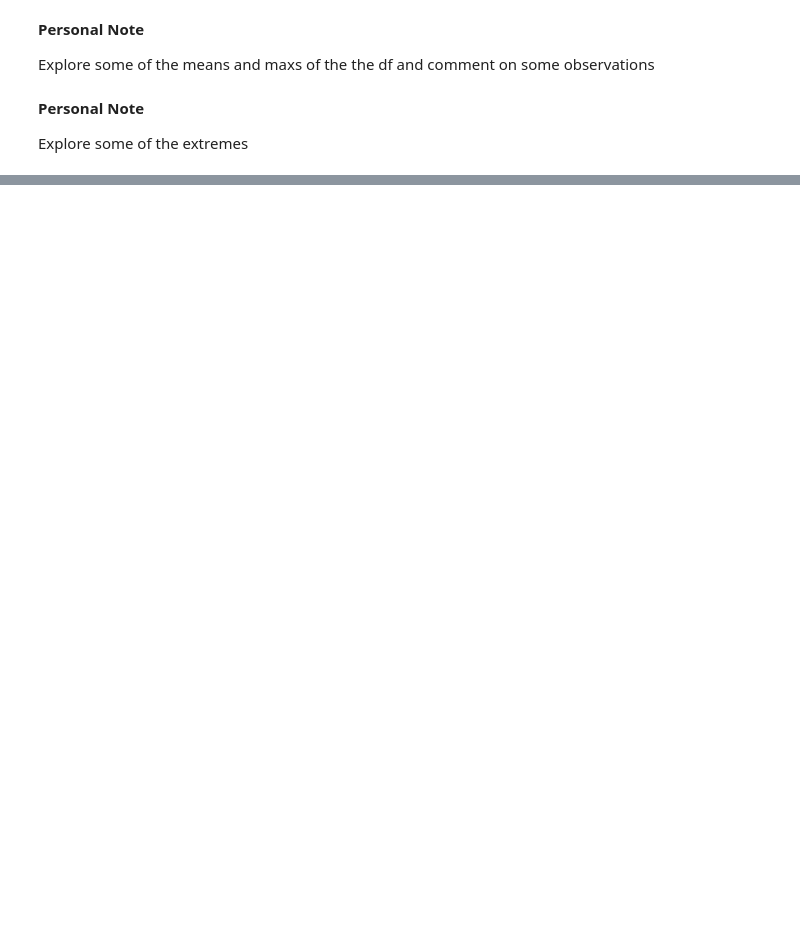
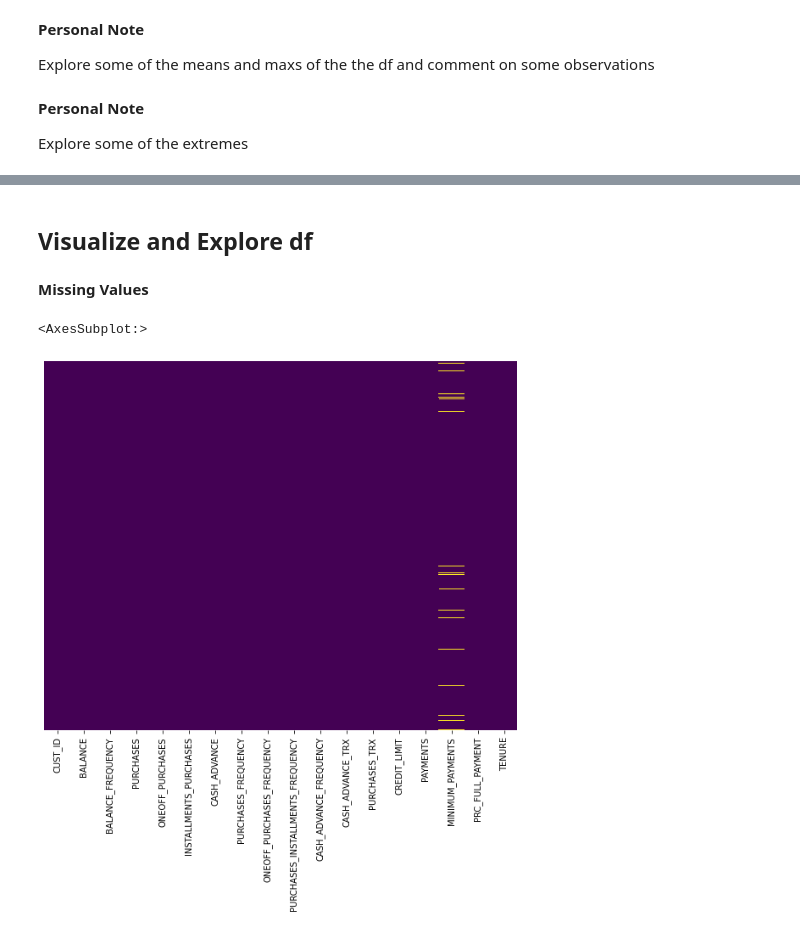
Before and after one commit to clozgil/Market-Segmentation-and-Consumer-Behavior, a Jupyter notebook: Market-Segmentation-and-Consumer-Behavior.ipynb, the cells around one changed output, grey strips where cells are left out. Saved outputs shown, nothing was run; the diff lists cells and outputs as text; code cells hidden in the pictures; blank space fills up the shorter version.

```diff
--- a/Market-Segmentation-and-Consumer-Behavior.ipynb
+++ b/Market-Segmentation-and-Consumer-Behavior.ipynb
@@ -56,0 +78,10 @@ cc_df[cc_df['ONEOFF_PURCHASES'] == cc_df['ONEOFF_PURCHASES'].max()]
+# %% [markdown]
+## Visualize and Explore df
+# %% [markdown]
+**Missing Values**
+# %%
+plt.rc('figure', figsize = (10, 8))
+sns.heatmap(cc_df.isnull(), yticklabels=False, cbar=False, cmap = 'viridis')
+# %% [output]
+<AxesSubplot:>
+[figure, added]
```
Also changed, not shown: parts of 20 cells of this notebook.
